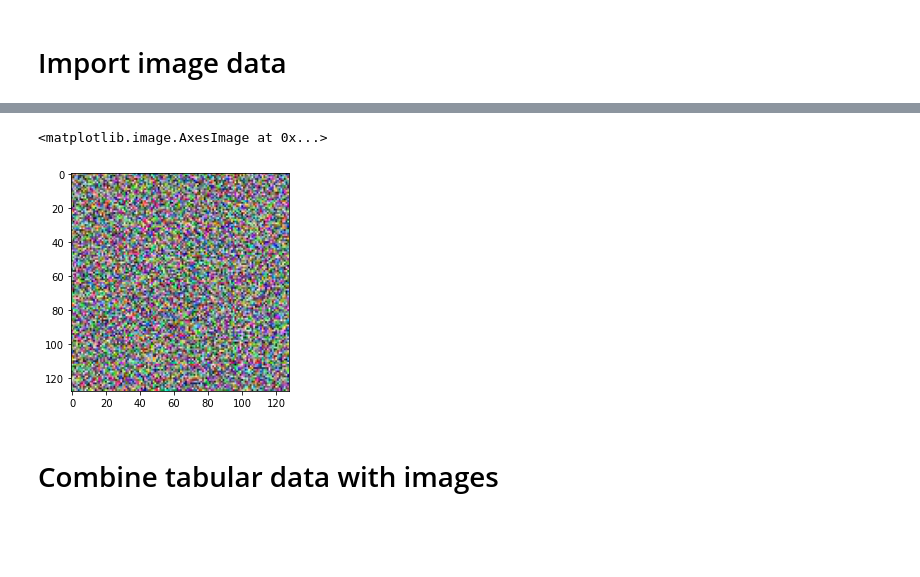
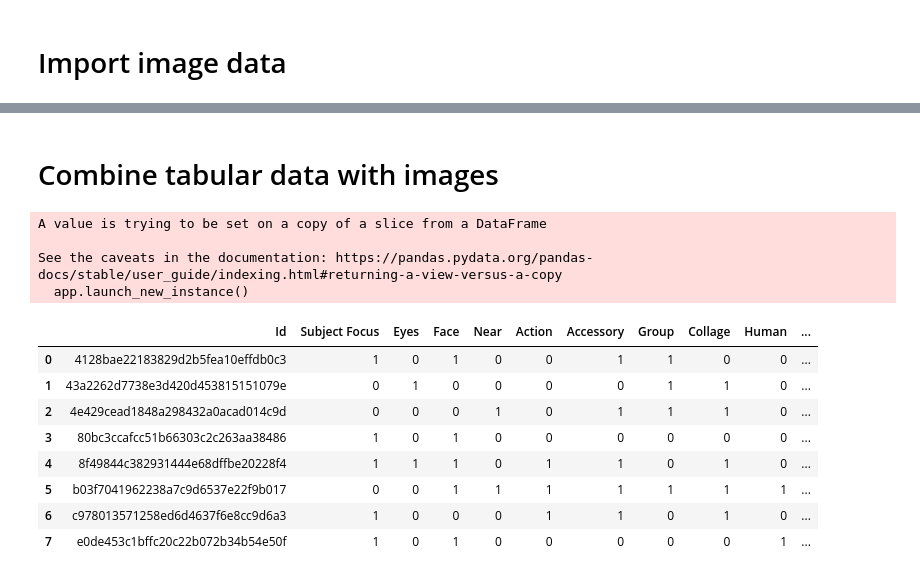
Before and after one commit to ilsefeenstra/CassBenteDemiIlse, a Jupyter notebook: Import_data.ipynb, the cells around one changed output, grey strips where cells are left out. Drawn from its saved outputs; the diff is of its cells as text; code cells hidden in the pictures; blank space fills up the shorter version.

```diff
--- a/Import_data.ipynb
+++ b/Import_data.ipynb
@@ -38,14 +42,0 @@ plt.imshow(train_imgs[0])
-# %%
-# get the test images
-test_imgs = []
-# os.chdir('/petfinder-pawpularity-score/train')
-os.chdir("C:\\Users\\Cass Maes\\Documents\\PPP\\MinorAI\\ML_project\\CassBenteDemiIlse\\petfinder-pawpularity-score\\test")
-
-# store all the images of the path in a list
-for i in os.listdir():
-    test_imgs.append(cv2.imread(i))
-
-plt.imshow(test_imgs[0])
-# %% [output]
-<matplotlib.image.AxesImage at 0x...>
-[figure, removed]
@@ -52,2 +78,39 @@ plt.imshow(test_imgs[0])
 # %% [markdown]
 # Combine tabular data with images
+# %%
+def merge_images(data, images, names):
+    """
+    This function merges the images to the corresponding row of the dataframe.
+    """
+
+    data['Image'] = ""
+
+    # loop over all the names of the images
+    for index_image, name_image in enumerate(names):
+
+        # loop over all the names in the dataframe
+        for index_csv, name_csv in enumerate(data['Id']):
+
+            # if the names match, add the image to the row of the dataframe
+            if name_image == name_csv:
+                data['Image'][index_csv] = images[index_image]
+
+    return data
+# %%
+merged_train_data = merge_images(csv_train_data, train_imgs, train_names)
+merged_test_data = merge_images(csv_test_data, test_imgs, test_names)
+display(merged_test_data)
+# %% [output]
+A value is trying to be set on a copy of a slice from a DataFrame
+
+See the caveats in the documentation: https://pandas.pydata.org/pandas-docs/stable/user_guide/indexing.html#returning-a-view-versus-a-copy
+  app.launch_new_instance()
+|  | Id | Subject Focus | Eyes | Face | Near | Action | Accessory | Group | Collage | Human | ... |
+| 0 | 4128bae22183829d2b5fea10effdb0c3 | 1 | 0 | 1 | 0 | 0 | 1 | 1 | 0 | 0 | ... |
+| 1 | 43a2262d7738e3d420d453815151079e | 0 | 1 | 0 | 0 | 0 | 0 | 1 | 1 | 0 | ... |
+| 2 | 4e429cead1848a298432a0acad014c9d | 0 | 0 | 0 | 1 | 0 | 1 | 1 | 1 | 0 | ... |
+| 3 | 80bc3ccafcc51b66303c2c263aa38486 | 1 | 0 | 1 | 0 | 0 | 0 | 0 | 0 | 0 | ... |
+| 4 | 8f49844c382931444e68dffbe20228f4 | 1 | 1 | 1 | 0 | 1 | 1 | 0 | 1 | 0 | ... |
+| 5 | b03f7041962238a7c9d6537e22f9b017 | 0 | 0 | 1 | 1 | 1 | 1 | 1 | 1 | 1 | ... |
+| 6 | c978013571258ed6d4637f6e8cc9d6a3 | 1 | 0 | 0 | 0 | 1 | 1 | 0 | 1 | 0 | ... |
+| 7 | e0de453c1bffc20c22b072b34b54e50f | 1 | 0 | 1 | 0 | 0 | 0 | 0 | 0 | 1 | ... |
```
Also changed, not shown: parts of 5 cells of this notebook.
